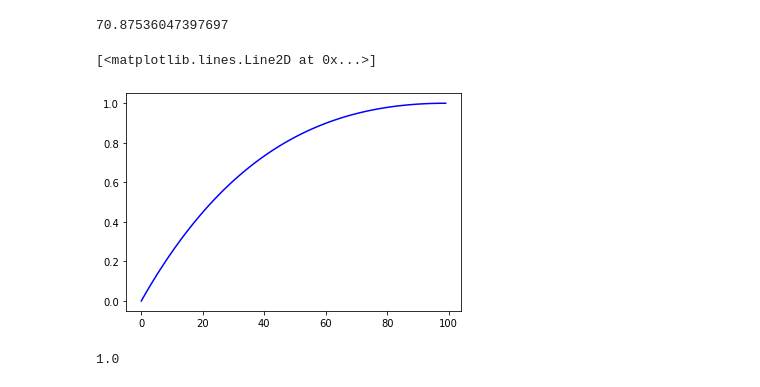
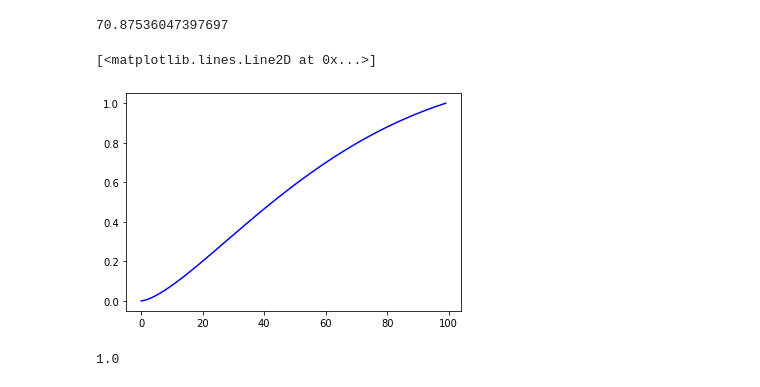
Before and after one commit to TSS-22/g-unit-of-agreement, a Jupyter notebook: miscellenaous/test_normalDistri.ipynb, the cells around one changed output. Cells and saved outputs as stored; diff of their text form; code cells hidden in the pictures.

```diff
--- a/miscellenaous/test_normalDistri.ipynb
+++ b/miscellenaous/test_normalDistri.ipynb
@@ -106,16 +106,16 @@ np.round(0.5+np.tanh(((x1-x2)/std)*(2*std)-std)/2,2)
 # %%
 (np.tanh(((x1-x2)/std)*3))
 x = np.linspace(-1.5,1.5,100)
 y = np.linspace(0,1,100)
 a = np.tanh(x)*0.5
 b = 0.5+np.tanh((y*3)-1.5)*0.5
 b = 1 / (1 + np.exp(-x/0.25))
-b = y**1*np.exp(1)/np.exp(y**1)
+b = y**1.5*np.exp(1)/np.exp(y**1)
 # plt.plot(a, color = 'red')
 plt.plot(b, color = 'blue')
 # %% [output]
 [<matplotlib.lines.Line2D at 0x...>]
-[figure, old version]
+[figure, new version]
 # %%
 b[-1]
 # %% [output]
```
Also changed, not shown: 15 other files.
